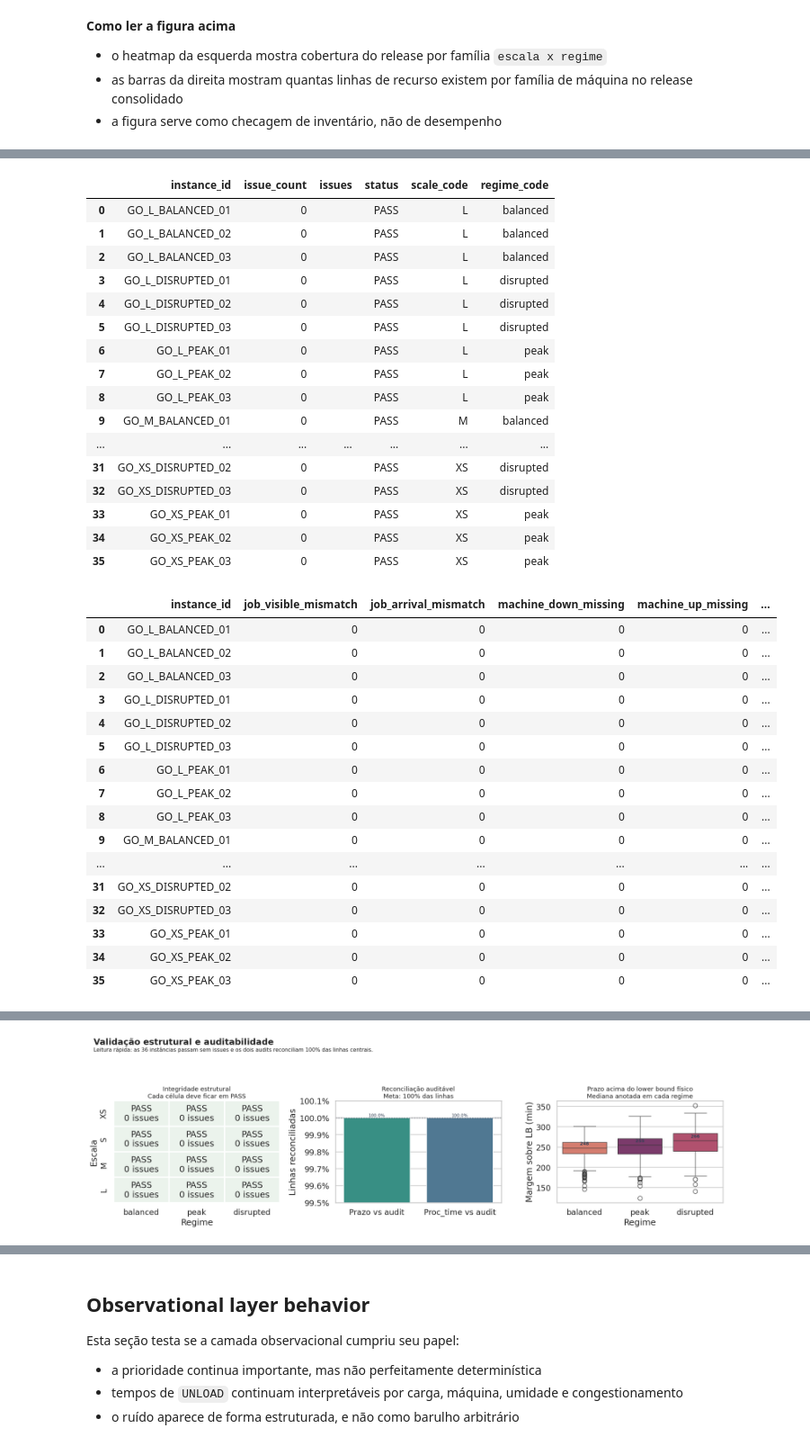
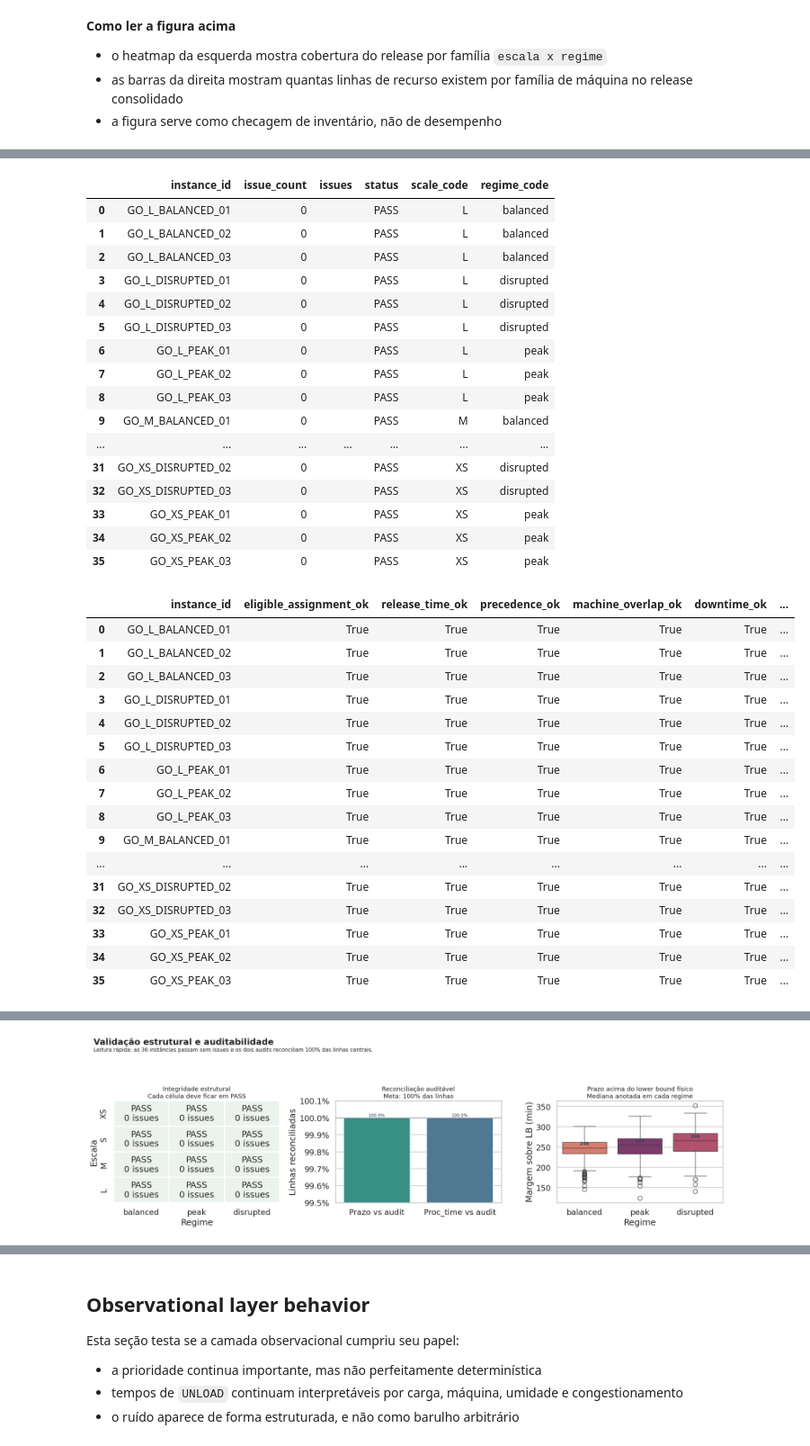
Before and after one commit to PequiFlux/agro_yard_dfjsp_benchmark_go, a Jupyter notebook: output/jupyter-notebook/instance-validation-and-exploratory-analysis.ipynb, the cells around one changed output, grey strips where cells are left out. Shown at 90% size. Cells and saved outputs as stored; diff of their text form; code cells hidden in the pictures.

```diff
--- a/output/jupyter-notebook/instance-validation-and-exploratory-analysis.ipynb
+++ b/output/jupyter-notebook/instance-validation-and-exploratory-analysis.ipynb
@@ -118,6 +118,7 @@ structural_report = repl.STRUCTURAL_REPORT.copy()
 event_report = repl.EVENT_REPORT.copy()
 audit_reconciliation = repl.AUDIT_RECONCILIATION.copy()
 regime_checks = repl.REGIME_CHECKS.copy()
+fifo_schema_report = repl.FIFO_SCHEMA_REPORT.copy()
 utilization = repl.UTILIZATION.copy()
 diagnostics = repl.DIAGNOSTICS.copy()
 unload = repl.UNLOAD.copy()
@@ -259,6 +261,7 @@ Aqui reaplicamos o verificador estrutural do release e complementamos com:
 # The shared REPL backend already ships these reports with scale/regime context.
 
 display(structural_report.sort_values(["scale_code", "regime_code", "instance_id"]))
+display(fifo_schema_report.sort_values(["scale_code", "regime_code", "instance_id"]))
 display(event_report.sort_values(["scale_code", "regime_code", "instance_id"]))
 display(audit_reconciliation.sort_values(["scale_code", "regime_code", "instance_id"]))
 
@@ -270,47 +273,48 @@ due_margin_summary = (
     .round(2)
     .reset_index()
 )
 display(due_margin_summary)
 
 fig = repl.plot_validation_overview(ctx=NOTEBOOK_CTX, save=True)
 plt.show()
 
 structural_report.to_csv(ARTIFACT_DIR / "structural_report.csv", index=False)
+fifo_schema_report.to_csv(ARTIFACT_DIR / "fifo_schema_report.csv", index=False)
 event_report.to_csv(ARTIFACT_DIR / "event_report.csv", index=False)
 audit_reconciliation.to_csv(ARTIFACT_DIR / "audit_reconciliation.csv", index=False)
 due_margin_summary.to_csv(ARTIFACT_DIR / "due_margin_summary.csv", index=False)
 # %% [output]
 |  | instance_id | issue_count | issues | status | scale_code | regime_code |
 | 0 | GO_L_BALANCED_01 | 0 |  | PASS | L | balanced |
 | 1 | GO_L_BALANCED_02 | 0 |  | PASS | L | balanced |
 | 2 | GO_L_BALANCED_03 | 0 |  | PASS | L | balanced |
 | 3 | GO_L_DISRUPTED_01 | 0 |  | PASS | L | disrupted |
 | 4 | GO_L_DISRUPTED_02 | 0 |  | PASS | L | disrupted |
 | 5 | GO_L_DISRUPTED_03 | 0 |  | PASS | L | disrupted |
 | 6 | GO_L_PEAK_01 | 0 |  | PASS | L | peak |
 | 7 | GO_L_PEAK_02 | 0 |  | PASS | L | peak |
 | 8 | GO_L_PEAK_03 | 0 |  | PASS | L | peak |
 | 9 | GO_M_BALANCED_01 | 0 |  | PASS | M | balanced |
 | ... | ... | ... | ... | ... | ... | ... |
 | 31 | GO_XS_DISRUPTED_02 | 0 |  | PASS | XS | disrupted |
 | 32 | GO_XS_DISRUPTED_03 | 0 |  | PASS | XS | disrupted |
 | 33 | GO_XS_PEAK_01 | 0 |  | PASS | XS | peak |
 | 34 | GO_XS_PEAK_02 | 0 |  | PASS | XS | peak |
 | 35 | GO_XS_PEAK_03 | 0 |  | PASS | XS | peak |
-|  | instance_id | job_visible_mismatch | job_arrival_mismatch | machine_down_missing | machine_up_missing | ... |
-| 0 | GO_L_BALANCED_01 | 0 | 0 | 0 | 0 | ... |
-| 1 | GO_L_BALANCED_02 | 0 | 0 | 0 | 0 | ... |
-| 2 | GO_L_BALANCED_03 | 0 | 0 | 0 | 0 | ... |
-| 3 | GO_L_DISRUPTED_01 | 0 | 0 | 0 | 0 | ... |
-| 4 | GO_L_DISRUPTED_02 | 0 | 0 | 0 | 0 | ... |
-| 5 | GO_L_DISRUPTED_03 | 0 | 0 | 0 | 0 | ... |
-| 6 | GO_L_PEAK_01 | 0 | 0 | 0 | 0 | ... |
-| 7 | GO_L_PEAK_02 | 0 | 0 | 0 | 0 | ... |
-| 8 | GO_L_PEAK_03 | 0 | 0 | 0 | 0 | ... |
-| 9 | GO_M_BALANCED_01 | 0 | 0 | 0 | 0 | ... |
-| ... | ... | ... | ... | ... | ... | ... |
-| 31 | GO_XS_DISRUPTED_02 | 0 | 0 | 0 | 0 | ... |
-| 32 | GO_XS_DISRUPTED_03 | 0 | 0 | 0 | 0 | ... |
-| 33 | GO_XS_PEAK_01 | 0 | 0 | 0 | 0 | ... |
-| 34 | GO_XS_PEAK_02 | 0 | 0 | 0 | 0 | ... |
-| 35 | GO_XS_PEAK_03 | 0 | 0 | 0 | 0 | ... |
+|  | instance_id | eligible_assignment_ok | release_time_ok | precedence_ok | machine_overlap_ok | downtime_ok | ... |
+| 0 | GO_L_BALANCED_01 | True | True | True | True | True | ... |
+| 1 | GO_L_BALANCED_02 | True | True | True | True | True | ... |
+| 2 | GO_L_BALANCED_03 | True | True | True | True | True | ... |
+| 3 | GO_L_DISRUPTED_01 | True | True | True | True | True | ... |
+| 4 | GO_L_DISRUPTED_02 | True | True | True | True | True | ... |
+| 5 | GO_L_DISRUPTED_03 | True | True | True | True | True | ... |
+| 6 | GO_L_PEAK_01 | True | True | True | True | True | ... |
+| 7 | GO_L_PEAK_02 | True | True | True | True | True | ... |
+| 8 | GO_L_PEAK_03 | True | True | True | True | True | ... |
+| 9 | GO_M_BALANCED_01 | True | True | True | True | True | ... |
+| ... | ... | ... | ... | ... | ... | ... | ... |
+| 31 | GO_XS_DISRUPTED_02 | True | True | True | True | True | ... |
+| 32 | GO_XS_DISRUPTED_03 | True | True | True | True | True | ... |
+| 33 | GO_XS_PEAK_01 | True | True | True | True | True | ... |
+| 34 | GO_XS_PEAK_02 | True | True | True | True | True | ... |
+| 35 | GO_XS_PEAK_03 | True | True | True | True | True | ... |
```
Also changed, not shown: parts of 8 cells of this notebook, 6 other files.
